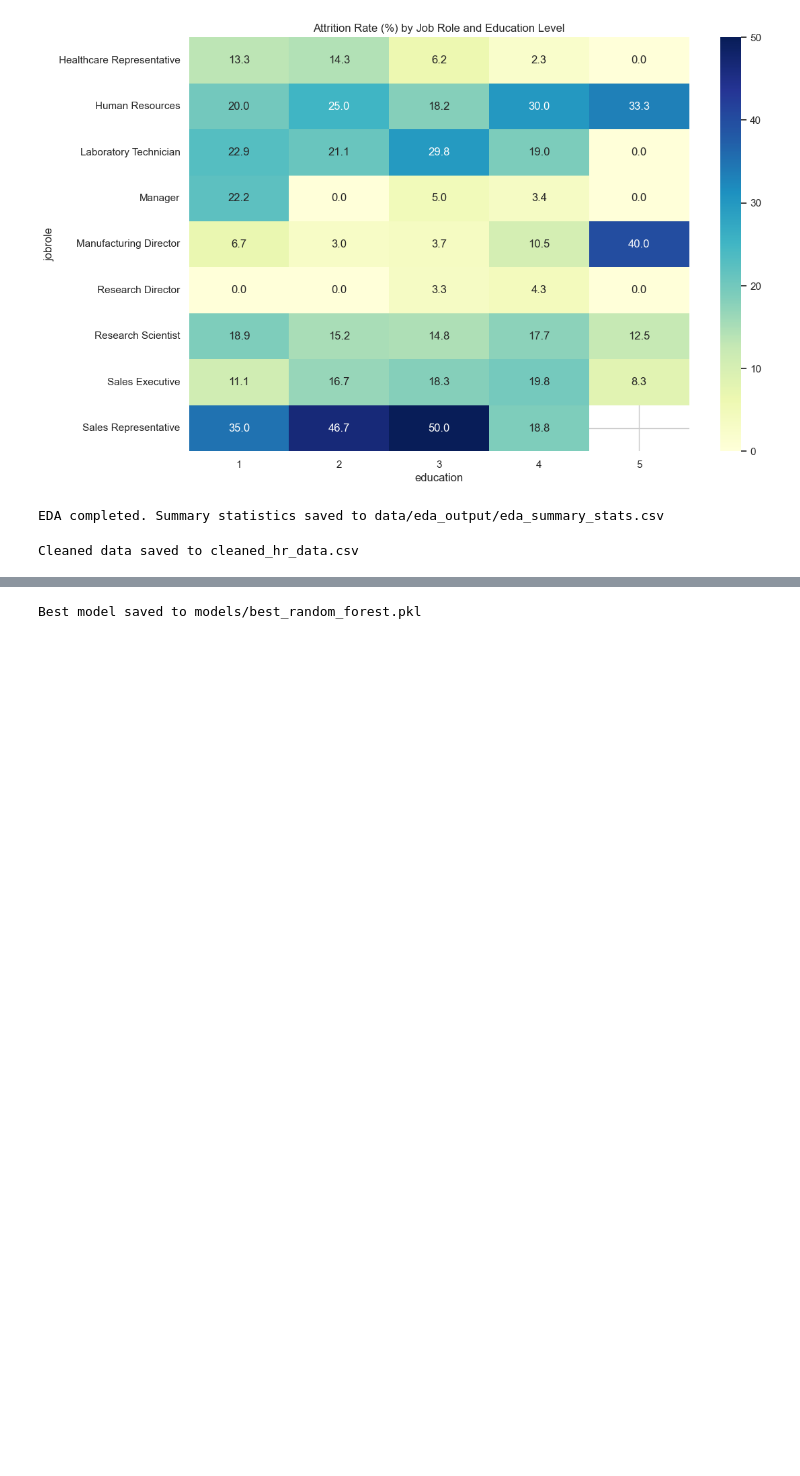
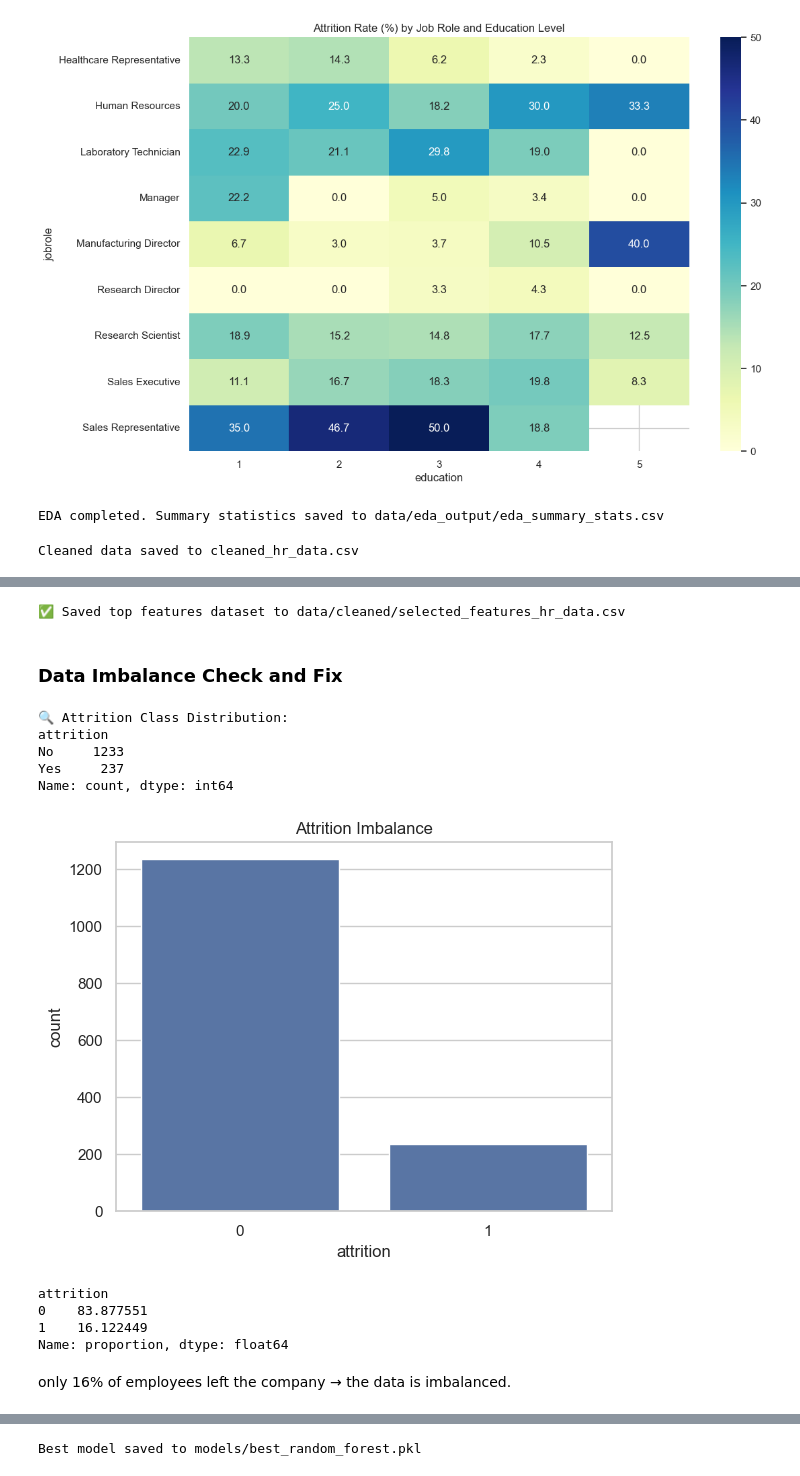
Before and after one commit to rksin8/data-analysis-portfolio, a Jupyter notebook: projects/project2-HR_Attrition_Analysis/notebooks/churn_prediction.ipynb, the cells around one changed output, grey strips where cells are left out. Saved outputs shown, nothing was run; the diff lists cells and outputs as text; code cells hidden in the pictures; blank space fills up the shorter version.

Commit message:
clean up first draft

```diff
--- a/projects/project2-HR_Attrition_Analysis/notebooks/churn_prediction.ipynb
+++ b/projects/project2-HR_Attrition_Analysis/notebooks/churn_prediction.ipynb
@@ -374,0 +462,8 @@ for col in df_model.select_dtypes(include='object').columns:
+# %%
+# Save it for modeling or dashboard
+df_selected.to_csv("../data/cleaned/selected_features_hr_data.csv", index=False)
+print("✅ Saved top features dataset to data/cleaned/selected_features_hr_data.csv")
+# %% [output]
+✅ Saved top features dataset to data/cleaned/selected_features_hr_data.csv
+# %% [markdown]
+### Data Imbalance Check and Fix
@@ -374,0 +473,24 @@ for col in df_model.select_dtypes(include='object').columns:
+# %%
+# Check Data Imbalance
+attrition_counts = df['attrition'].value_counts()
+print(f"\n🔍 Attrition Class Distribution:\n{attrition_counts}")
+# %% [output]
+🔍 Attrition Class Distribution:
+attrition
+No     1233
+Yes     237
+Name: count, dtype: int64
+# %%
+sns.countplot(x=y); plt.title("Attrition Imbalance"); plt.show()
+# %% [output]
+[figure, added]
+# %%
+# Normalize to see %
+print(y.value_counts(normalize=True) * 100)
+# %% [output]
+attrition
+0    83.877551
+1    16.122449
+Name: proportion, dtype: float64
+# %% [markdown]
+only 16% of employees left the company → the data is imbalanced.
```
Also changed, not shown: parts of 86 cells of this notebook.
